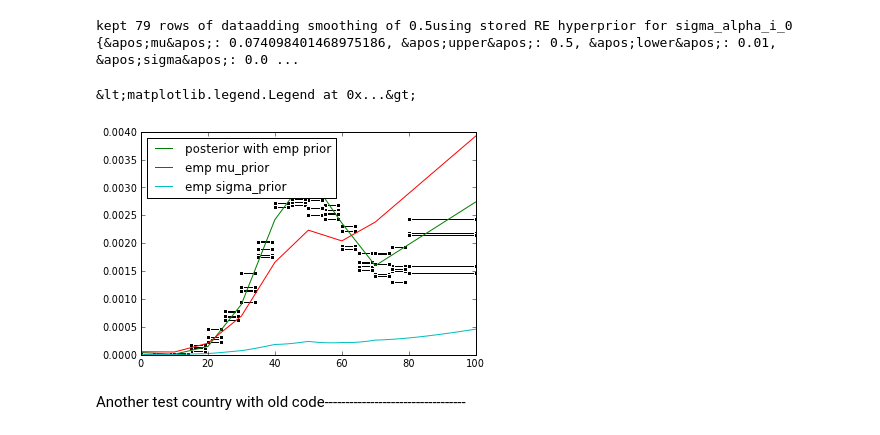
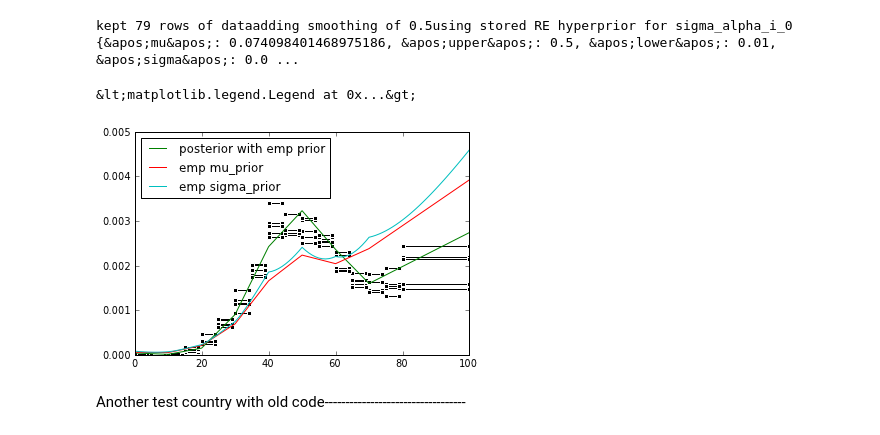
Before and after one commit to peterhm/gbd, a Jupyter notebook: book/DM-co.ipynb, the cells around one changed output. Drawn from its saved outputs; the diff is of its cells as text; code cells hidden in the pictures.

```diff
--- a/book/DM-co.ipynb
+++ b/book/DM-co.ipynb
@@ -117,10 +117,10 @@ fin_wp10 = load_new_model(disease, country, sex, year)find_fnrfx_old(data_type,
 # %% [output]
 kept 79 rows of dataadding smoothing of 0.5using stored RE hyperprior for sigma_alpha_i_0 {&apos;mu&apos;: 0.074098401468975186, &apos;upper&apos;: 0.5, &apos;lower&apos;: 0.01, &apos;sigma&apos;: 0.0 ...
 # %%
-dismod3.graphics.plot_data_bars(fin_wp.get_data(data_type))pl.plot(fin_wp10.pred.mean(axis=1), label='posterior with emp prior')pl.plot(pl.array(fin_mu_prior), label='emp mu_prior')pl.plot(pl.array(fin_sigma_prior), label='emp sigma_prior')pl.legend(loc='upper left')
+dismod3.graphics.plot_data_bars(fin_wp.get_data(data_type))pl.plot(fin_wp10.pred.mean(axis=1), label='posterior with emp prior')pl.plot(pl.array(fin_mu_prior), label='emp mu_prior')pl.plot(pl.array(fin_sigma_prior*10), label='emp sigma_prior')pl.legend(loc='upper left')
 # %% [output]
 &lt;matplotlib.legend.Legend at 0x...&gt;
-[figure, old version]
+[figure, new version]
 # %% [markdown]
 Another test country with old code----------------------------------
 # %%
```
